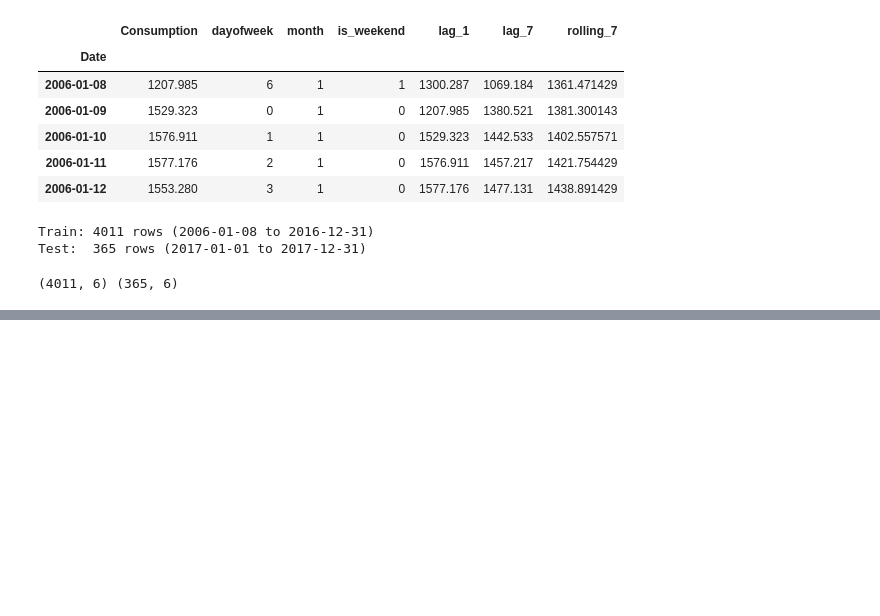
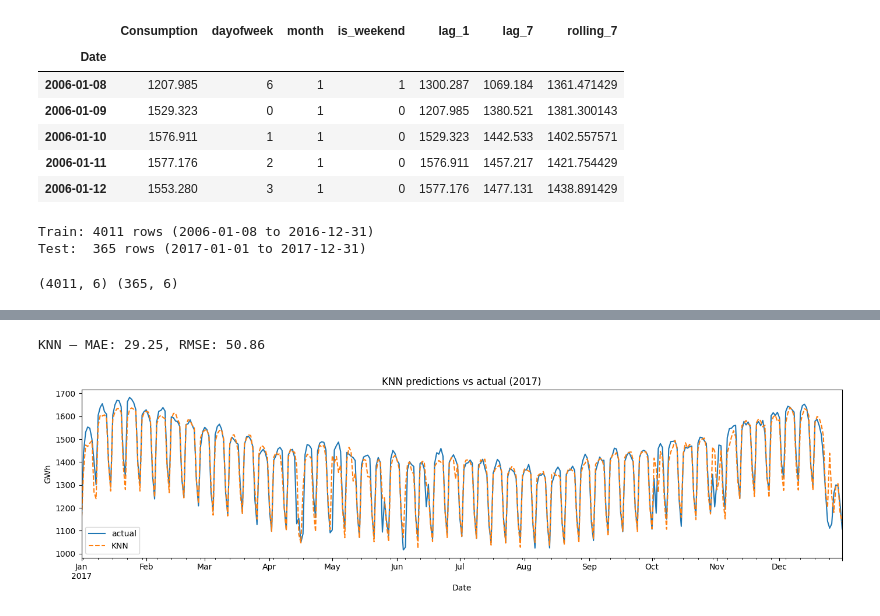
Before and after one commit to hilmyzfr/energy-consumption-forecaster, a Jupyter notebook: notebooks/01_eda.ipynb, the cells around one changed output, grey strips where cells are left out. Drawn from its saved outputs; the diff is of its cells as text; code cells hidden in the pictures; blank space fills up the shorter version.

```diff
--- a/notebooks/01_eda.ipynb
+++ b/notebooks/01_eda.ipynb
@@ -194,0 +213,32 @@ This is the baseline to beat.
+# %%
+from sklearn.neighbors import KNeighborsRegressor
+from sklearn.preprocessing import StandardScaler
+
+# scale features — KNN is distance-based so scaling matters
+scaler = StandardScaler()
+X_train_scaled = scaler.fit_transform(X_train)
+X_test_scaled = scaler.transform(X_test)
+
+# train KNN
+knn = KNeighborsRegressor(n_neighbors=10)
+knn.fit(X_train_scaled, y_train)
+
+knn_pred = knn.predict(X_test_scaled)
+
+mae_knn = mean_absolute_error(y_test, knn_pred)
+rmse_knn = np.sqrt(mean_squared_error(y_test, knn_pred))
+
+print(f"KNN — MAE: {mae_knn:.2f}, RMSE: {rmse_knn:.2f}")
+# %% [output]
+KNN — MAE: 29.25, RMSE: 50.86
+# %%
+fig, ax = plt.subplots(figsize=(14, 4))
+y_test.plot(ax=ax, label='actual')
+pd.Series(knn_pred, index=y_test.index).plot(ax=ax, label='KNN', linestyle='--')
+ax.set_title('KNN predictions vs actual (2017)')
+ax.set_ylabel('GWh')
+ax.legend()
+plt.tight_layout()
+plt.show()
+# %% [output]
+[figure, added]
```
Also changed, not shown: parts of 8 cells of this notebook.
